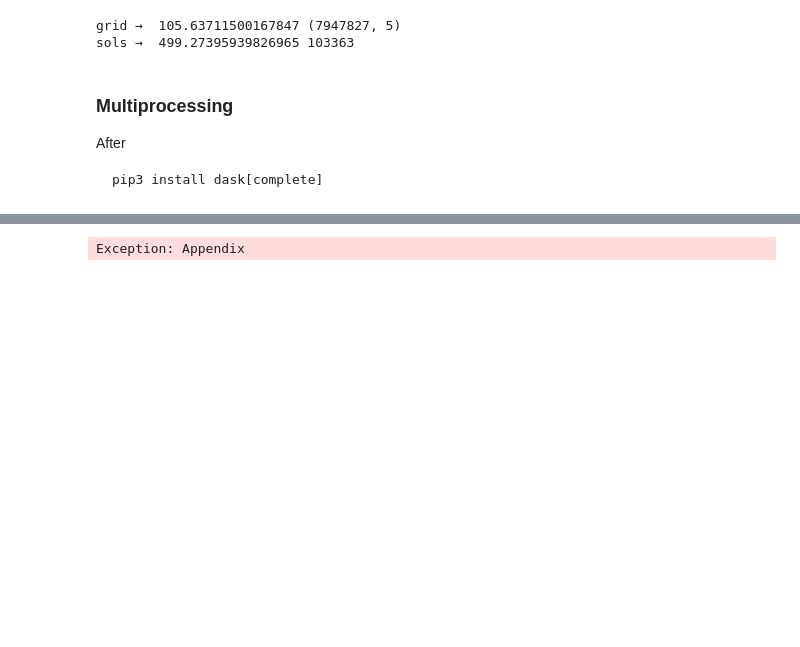
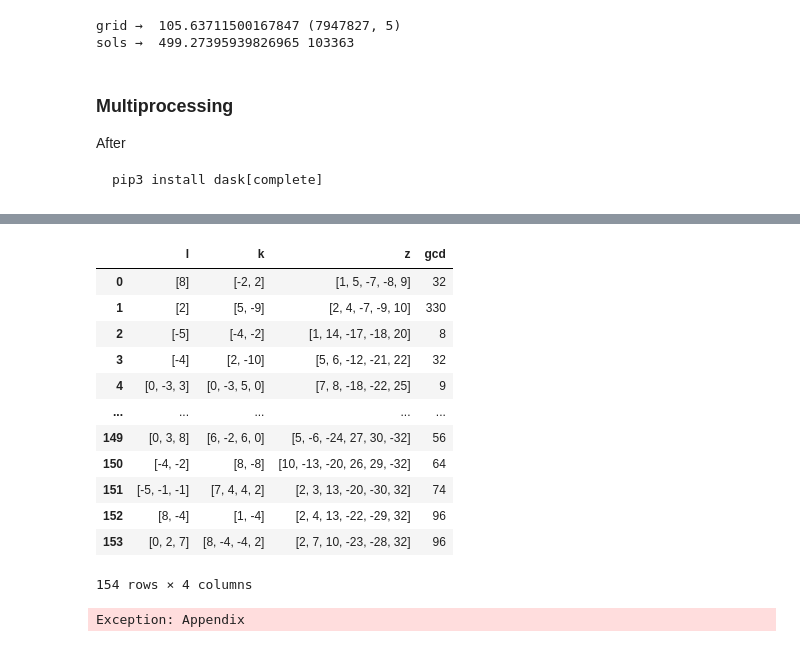
Before and after one commit to restrepo/Advanced_Computation, a Jupyter notebook: Multiprocessing.ipynb, the cells around one changed output, grey strips where cells are left out. Cells and saved outputs as stored; diff of their text form; code cells hidden in the pictures; blank space fills up the shorter version.

```diff
--- a/Multiprocessing.ipynb
+++ b/Multiprocessing.ipynb
@@ -39,7 +39,7 @@ pool = Pool(cpu_count())
 result = pool.map(f,range(N))
 pool.close()
 print(round(time.time()-s,2),'→',result[:10])
-LAZY=True
+LAZY=False
 # %% [output]
 1.58 → [0, 1, 4, 9, 16, 25, 36, 49, 64, 81]
 # %%
@@ -94,6 +94,9 @@ z=anomaly.free
 def _get_chiral(q,q_max=np.inf):
     #Normalize to positive minimum
     if 0 in q:
+        #q=q[q!=0]
+        return None,None
+    if q.size==0:
         return None,None
     if q[0]<0:
         q=-q
@@ -127,9 +132,10 @@ assert get_solution_from_list([1,2,1,-2])['z']==[1, 1, 1, -4, -4, 5]
 # %% [markdown]
 ### Prepare running
 # %%
-d=[{'n':6,'N':4000000,'max':11,'imax':0},
+d=[{'n':5,'N':4000000,'max':11,'imax':0},
+   {'n':6,'N':4000000,'max':11,'imax':0},
    {'n':7,'N':8000000,'max':13,'imax':0},
-   {'n':8,'N':10000000,'max':15,'imax':100},
+   {'n':8,'N':8000000,'max':15,'imax':100},
    {'n':9,'N':50000000,'max':10,'imax':40},
    {'n':10,'N':70000000,'max':10,'imax':100},
    {'n':11,'N':50000000,'max':10,'imax':100},
@@ -229,3 +258,19 @@ while Δ_size>-10:
+# %%
+df
+# %% [output]
+|  | l | k | z | gcd |
+| 0 | [8] | [-2, 2] | [1, 5, -7, -8, 9] | 32 |
+| 1 | [2] | [5, -9] | [2, 4, -7, -9, 10] | 330 |
+| 2 | [-5] | [-4, -2] | [1, 14, -17, -18, 20] | 8 |
+| 3 | [-4] | [2, -10] | [5, 6, -12, -21, 22] | 32 |
+| 4 | [0, -3, 3] | [0, -3, 5, 0] | [7, 8, -18, -22, 25] | 9 |
+| ... | ... | ... | ... | ... |
+| 149 | [0, 3, 8] | [6, -2, 6, 0] | [5, -6, -24, 27, 30, -32] | 56 |
+| 150 | [-4, -2] | [8, -8] | [10, -13, -20, 26, 29, -32] | 64 |
+| 151 | [-5, -1, -1] | [7, 4, 4, 2] | [2, 3, 13, -20, -30, 32] | 74 |
+| 152 | [8, -4] | [1, -4] | [2, 4, 13, -22, -29, 32] | 96 |
+| 153 | [0, 2, 7] | [8, -4, -4, 2] | [2, 7, 10, -23, -28, 32] | 96 |
+154 rows × 4 columns
 # %%
 df.to_json(f'solution_{n}.json',orient='records')
 # %%
```
Also changed, not shown: parts of 20 cells of this notebook, 1 other file.
